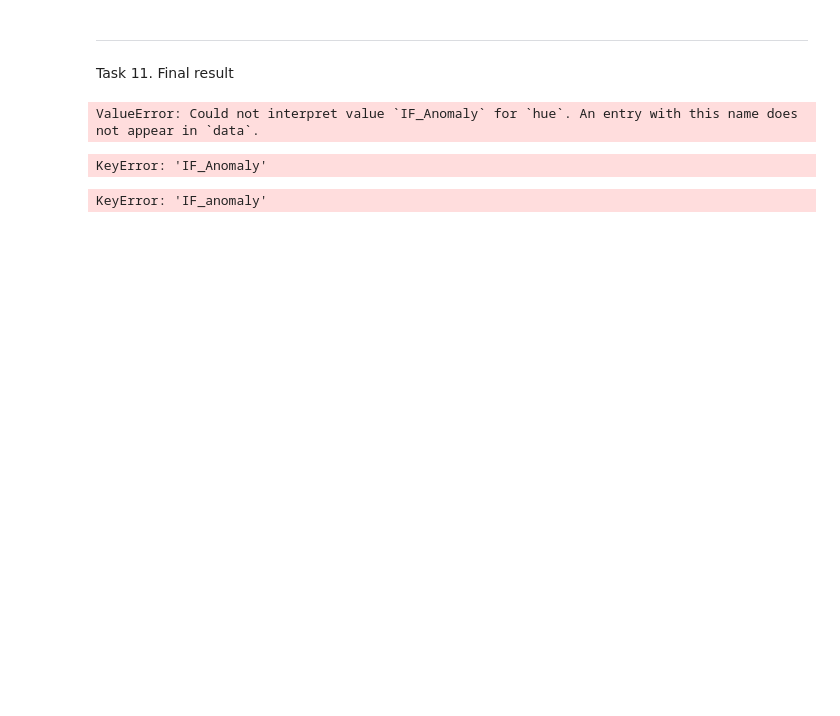
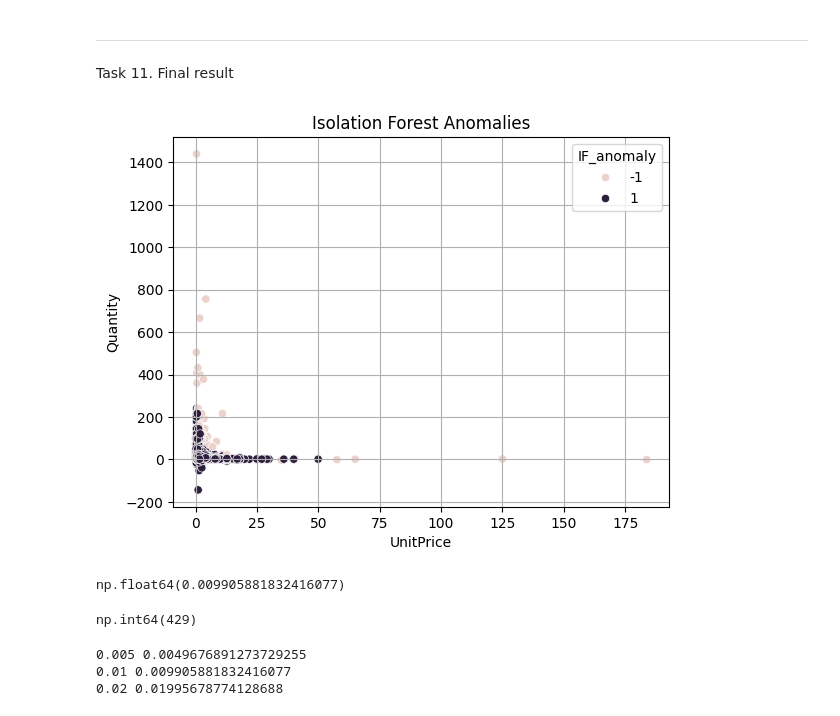
Before and after one commit to HalynaYaremenko/GETTING-DATA, a Jupyter notebook: ML/ml_unsupervised/ml_unsupervised_learning_practise_2026-01-26.ipynb, the cells around one changed output. Drawn from its saved outputs; the diff is of its cells as text; code cells hidden in the pictures; blank space fills up the shorter version.

```diff
--- a/ML/ml_unsupervised/ml_unsupervised_learning_practise_2026-01-26.ipynb
+++ b/ML/ml_unsupervised/ml_unsupervised_learning_practise_2026-01-26.ipynb
@@ -370,7 +366,6 @@ ValueError: Boolean array expected for the condition, not int64
 # %%
-from sklearn.preprocessing import StandardScaler
+# use StandardScaler
+X_scaled = StandardScaler().fit_transform(features)# you code
 
-scaler = StandardScaler()
-
-X_scaled = scaler.fit_transform(X)
+X_scaled
 # %% [output]
@@ -381,12 +387,8 @@ Task 9. Isolation Forest. Create model with contamination = 0.01
 # %%
-# you model
-# iso.decision_function(X_scaled)
-# iso.predict(X_scaled)
-
 from sklearn.ensemble import IsolationForest
 
 iso = IsolationForest(contamination = 0.01, random_state = 42)
-
+# you model
 iso.fit(X_scaled)
 df['IF_score'] = iso.decision_function(X_scaled)
-df['IF_Anomaly'] = iso.predict(X_scaled)
+df['IF_anomaly'] = iso.predict(X_scaled)
@@ -396,7 +403,9 @@ NameError: name 'X_scaled' is not defined
 ---
 Task 10. LOF. Create model with n_neighbors = 20 and contamination=0.01
 # %%
+# you code
 from sklearn.neighbors import LocalOutlierFactor
 
-lof = LocalOutlierFactor(n_neighbors=20,contamination = 0.01)
-df['LOF_Anomaly'] = lof.fit_predict(X_scaled)
+lof = LocalOutlierFactor(n_neighbors = 20, contamination=0.01)
+
+df['Lof_anomaly'] = lof.fit_predict(X_scaled)
@@ -408,24 +442,29 @@ df['LOF_Anomaly'].value_counts()
 ---
 Task 11. Final result
 # %%
-sns.scatterplot(data=df.sample(5000), x="UnitPrice", y="Quantity", hue="IF_Anomaly")
+sns.scatterplot(data=df.sample(5000), x="UnitPrice", y="Quantity", hue="IF_anomaly")
 plt.title("Isolation Forest Anomalies")
-plt.show()
+
+plt.grid()
 # %% [output]
-ValueError: Could not interpret value `IF_Anomaly` for `hue`. An entry with this name does not appear in `data`.
+[figure, added]
 # %%
-(df["IF_Anomaly"] == -1).mean()
+(df["IF_anomaly"] == -1).mean()
 # %% [output]
-KeyError: 'IF_Anomaly'
+np.float64(0.009905881832416077)
 # %%
-((df["IF_anomaly"] == -1) & (df["LOF_Anomaly"] == -1)).sum()
+((df["IF_anomaly"] == -1) & (df["Lof_anomaly"] == -1)).sum()
 # %% [output]
-KeyError: 'IF_anomaly'
+np.int64(429)
 # %%
 for c in [0.005, 0.01, 0.02]:
     iso = IsolationForest(contamination=c, random_state=42)
     preds = iso.fit_predict(X_scaled)
     print(c, (preds == -1).mean())
+# %% [output]
+0.005 0.0049676891273729255
+0.01 0.009905881832416077
+0.02 0.01995678774128688
 # %%
 for k in [10, 20, 50]:
     lof = LocalOutlierFactor(n_neighbors=k, contamination=0.01)
```
Also changed, not shown: parts of 66 cells of this notebook, 5 other files.
